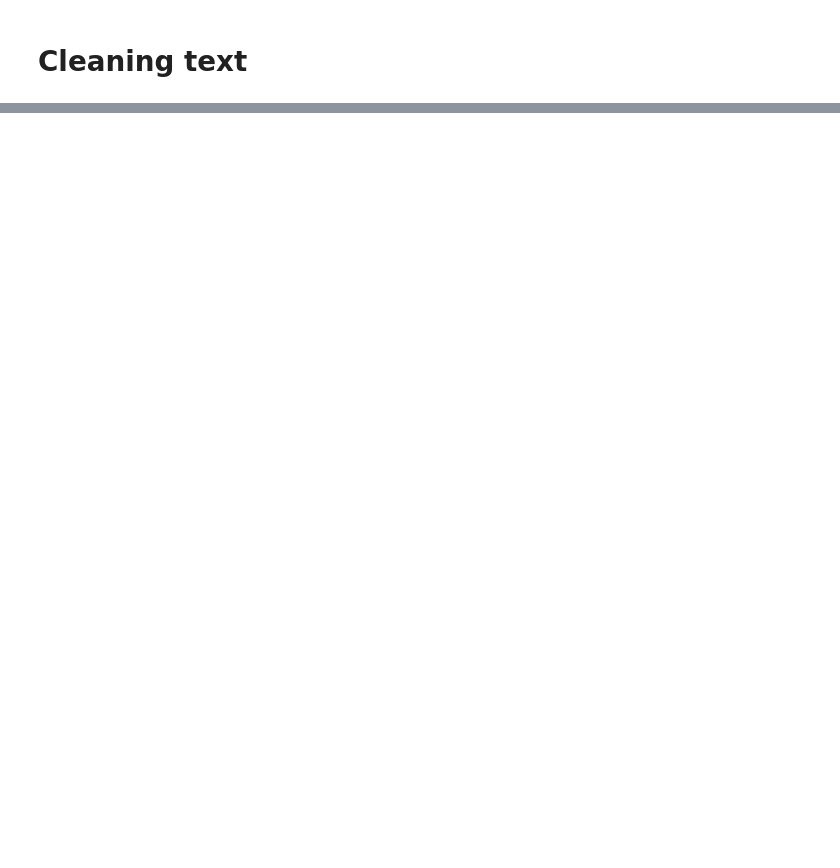
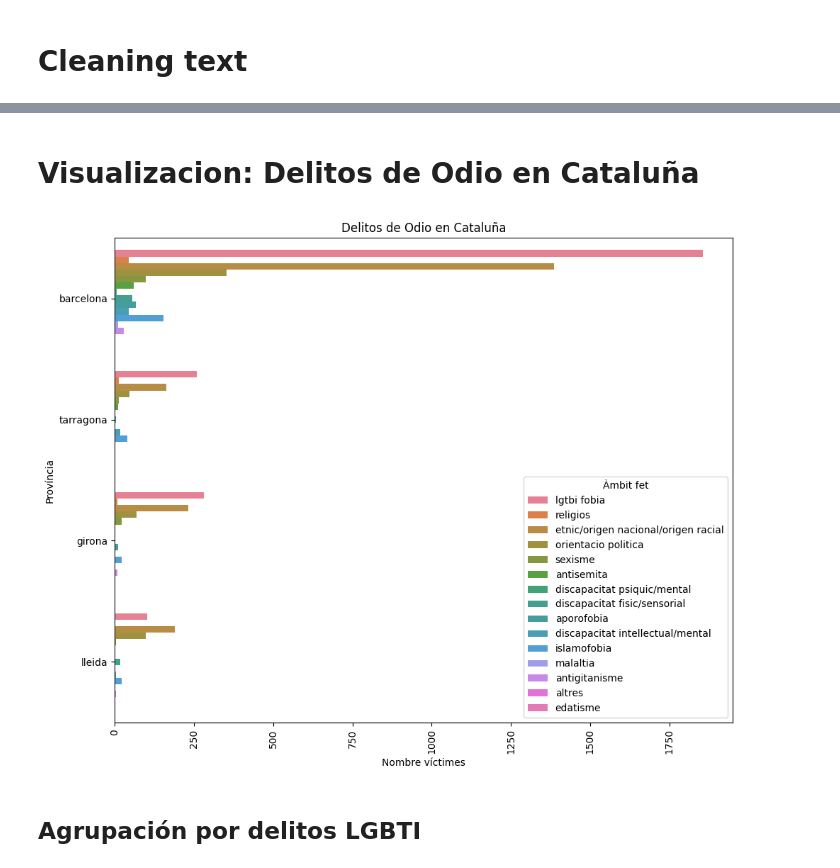
Before and after one commit to EFRdev/hate_crimes, a Jupyter notebook: hate_crimes.ipynb, the cells around one changed output, grey strips where cells are left out. Cells and saved outputs as stored; diff of their text form; code cells hidden in the pictures; blank space fills up the shorter version.

Commit message:
continuing cleaning and visualizations

```diff
--- a/hate_crimes.ipynb
+++ b/hate_crimes.ipynb
@@ -161,2 +178,0 @@ array(['delicte', 'altres', 'infracció administrativa', 'delictes',
-# %%
-df['Tipus de fet'] = df['Tipus de fet'].replace('delictes', 'delicte')
@@ -177,0 +186,4 @@ df.head()
+# %%
+df.loc[:, 'Tipus de fet'] = df['Tipus de fet'].replace('infraccions administratives', 'infraccio administrativa')
+df.loc [:,'Tipus de fet'] = df['Tipus de fet'].replace('delictes', 'delicte')
+df['Tipus de fet'].unique()
@@ -177,0 +256,16 @@ df.head()
+# %%
+import difflib
+
+# 1. Fixing 'Municipi' names in df against municipios_cat
+def fix_names(column, valid_names):
+    def closest_match(name):
+        matches = difflib.get_close_matches(name, valid_names, n=1, cutoff=0.8)
+        return matches[0] if matches else name
+    return column.apply(closest_match)
+
+df['Municipi_clean'] = fix_names(df['Municipi'], municipios_cat)
+
+# 2. Fixing 'Comarca' names in df against comarcas_cat
+df['Comarca_clean'] = fix_names(df['Comarca'], comarcas_cat)
+
+df.head()
@@ -177,0 +372,2 @@ df.head()
+# %%
+df = pd.get_dummies(df, columns=['Rol'])
@@ -177,0 +463,14 @@ df.head()
+# %% [markdown]
+# Visualizacion: Delitos de Odio en Cataluña
+# %%
+plt.figure(figsize=(10,8))
+
+sns.barplot( df, x='Nombre víctimes', y='Província', hue ='Àmbit fet', estimator=sum)
+plt.xticks(rotation =90)
+plt.title('Delitos de Odio en Cataluña')
+plt.tight_layout()
+plt.show()
+# %% [output]
+[figure, added]
+# %% [markdown]
+## Agrupación por delitos LGBTI
```
Also changed, not shown: parts of 40 cells of this notebook, 1 other file.
